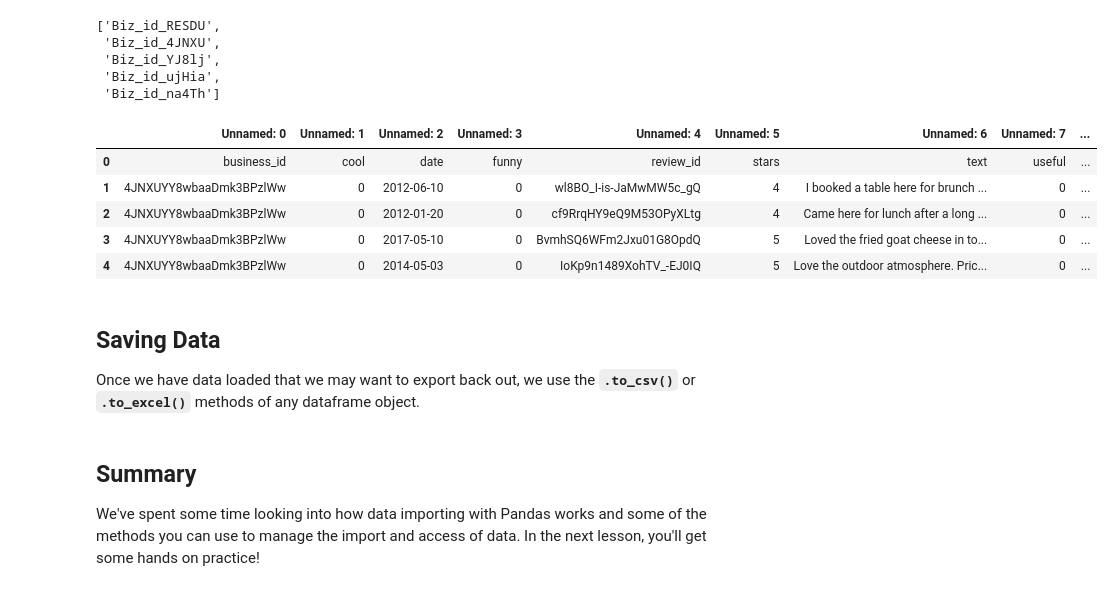
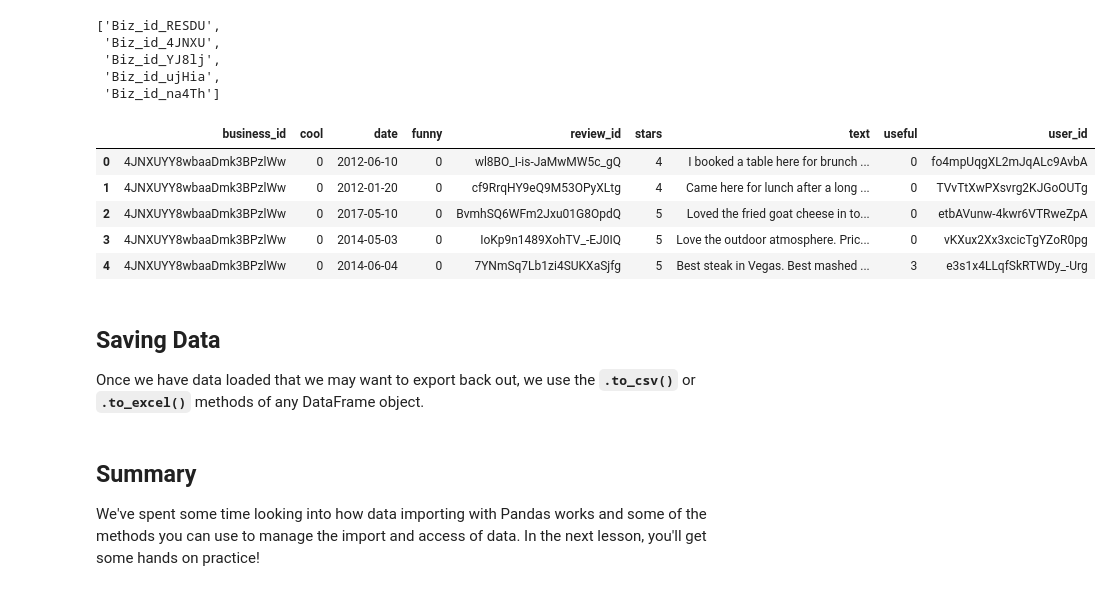
Before and after one commit to learn-co-curriculum/dsc-importing-data-using-pandas, a Jupyter notebook: index.ipynb, the cells around one changed output. Drawn from its saved outputs; the diff is of its cells as text; code cells hidden in the pictures.

```diff
--- a/index.ipynb
+++ b/index.ipynb
@@ -197,18 +193,18 @@ workbook.sheet_names
  'Biz_id_ujHia',
  'Biz_id_na4Th']
 # %%
-df = workbook.parse(sheet_name=1)
+df = workbook.parse(sheet_name=1, header=2)
 df.head()
 # %% [output]
-|  | Unnamed: 0 | Unnamed: 1 | Unnamed: 2 | Unnamed: 3 | Unnamed: 4 | Unnamed: 5 | Unnamed: 6 | Unnamed: 7 | ... |
-| 0 | business_id | cool | date | funny | review_id | stars | text | useful | ... |
-| 1 | 4JNXUYY8wbaaDmk3BPzlWw | 0 | 2012-06-10 | 0 | wl8BO_I-is-JaMwMW5c_gQ | 4 | I booked a table here for brunch ... | 0 | ... |
-| 2 | 4JNXUYY8wbaaDmk3BPzlWw | 0 | 2012-01-20 | 0 | cf9RrqHY9eQ9M53OPyXLtg | 4 | Came here for lunch after a long ... | 0 | ... |
-| 3 | 4JNXUYY8wbaaDmk3BPzlWw | 0 | 2017-05-10 | 0 | BvmhSQ6WFm2Jxu01G8OpdQ | 5 | Loved the fried goat cheese in to... | 0 | ... |
-| 4 | 4JNXUYY8wbaaDmk3BPzlWw | 0 | 2014-05-03 | 0 | IoKp9n1489XohTV_-EJ0IQ | 5 | Love the outdoor atmosphere. Pric... | 0 | ... |
+|  | business_id | cool | date | funny | review_id | stars | text | useful | user_id |
+| 0 | 4JNXUYY8wbaaDmk3BPzlWw | 0 | 2012-06-10 | 0 | wl8BO_I-is-JaMwMW5c_gQ | 4 | I booked a table here for brunch ... | 0 | fo4mpUqgXL2mJqALc9AvbA |
+| 1 | 4JNXUYY8wbaaDmk3BPzlWw | 0 | 2012-01-20 | 0 | cf9RrqHY9eQ9M53OPyXLtg | 4 | Came here for lunch after a long ... | 0 | TVvTtXwPXsvrg2KJGoOUTg |
+| 2 | 4JNXUYY8wbaaDmk3BPzlWw | 0 | 2017-05-10 | 0 | BvmhSQ6WFm2Jxu01G8OpdQ | 5 | Loved the fried goat cheese in to... | 0 | etbAVunw-4kwr6VTRweZpA |
+| 3 | 4JNXUYY8wbaaDmk3BPzlWw | 0 | 2014-05-03 | 0 | IoKp9n1489XohTV_-EJ0IQ | 5 | Love the outdoor atmosphere. Pric... | 0 | vKXux2Xx3xcicTgYZoR0pg |
+| 4 | 4JNXUYY8wbaaDmk3BPzlWw | 0 | 2014-06-04 | 0 | 7YNmSq7Lb1zi4SUKXaSjfg | 5 | Best steak in Vegas. Best mashed ... | 3 | e3s1x4LLqfSkRTWDy_-Urg |
 # %% [markdown]
 ## Saving Data
-Once we have data loaded that we may want to export back out, we use the **`.to_csv()`** or **`.to_excel()`** methods of any dataframe object.
+Once we have data loaded that we may want to export back out, we use the **`.to_csv()`** or **`.to_excel()`** methods of any DataFrame object.
 # %%
 df.to_csv('NewSavedView.csv', index=False) #Notice how we have to pass index=False if we do not want it included in our output
 # %%
```
Also changed, not shown: parts of 13 cells of this notebook, 2 other files.
